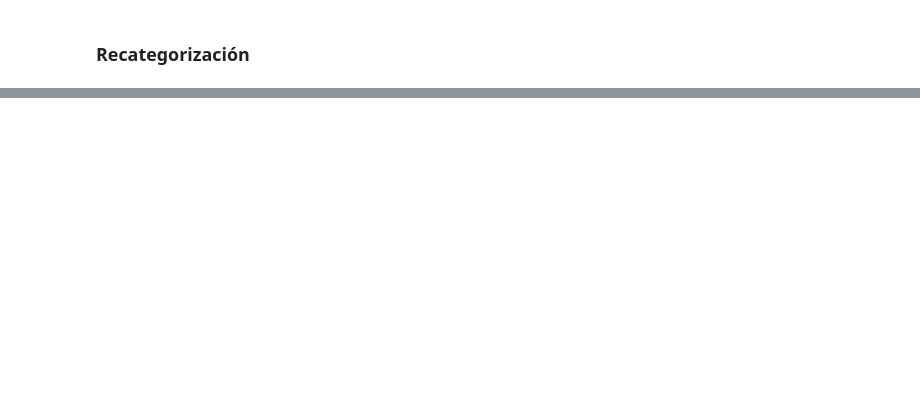
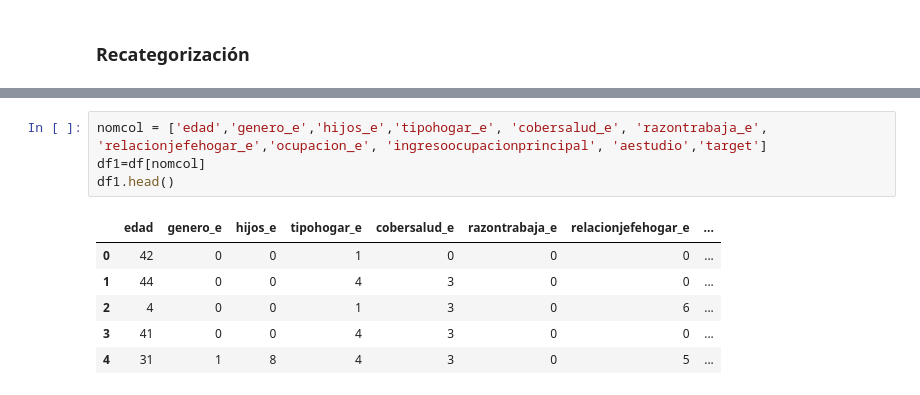
Before and after one commit to ifmm87/mineria-datos-2, a Jupyter notebook: Regresion logistica.ipynb, the cells around one changed output, grey strips where cells are left out. Drawn from its saved outputs; the diff is of its cells as text; blank space fills up the shorter version.

```diff
--- a/Regresion logistica.ipynb
+++ b/Regresion logistica.ipynb
@@ -78,0 +107,11 @@ df.info()
+# %%
+nomcol = ['edad','genero_e','hijos_e','tipohogar_e', 'cobersalud_e', 'razontrabaja_e', 'relacionjefehogar_e','ocupacion_e', 'ingresoocupacionprincipal', 'aestudio','target']
+df1=df[nomcol]
+df1.head()
+# %% [output]
+|  | edad | genero_e | hijos_e | tipohogar_e | cobersalud_e | razontrabaja_e | relacionjefehogar_e | ... |
+| 0 | 42 | 0 | 0 | 1 | 0 | 0 | 0 | ... |
+| 1 | 44 | 0 | 0 | 4 | 3 | 0 | 0 | ... |
+| 2 | 4 | 0 | 0 | 1 | 3 | 0 | 6 | ... |
+| 3 | 41 | 0 | 0 | 4 | 3 | 0 | 0 | ... |
+| 4 | 31 | 1 | 8 | 4 | 3 | 0 | 5 | ... |
```
Also changed, not shown: parts of 19 cells of this notebook, 1 other file.
